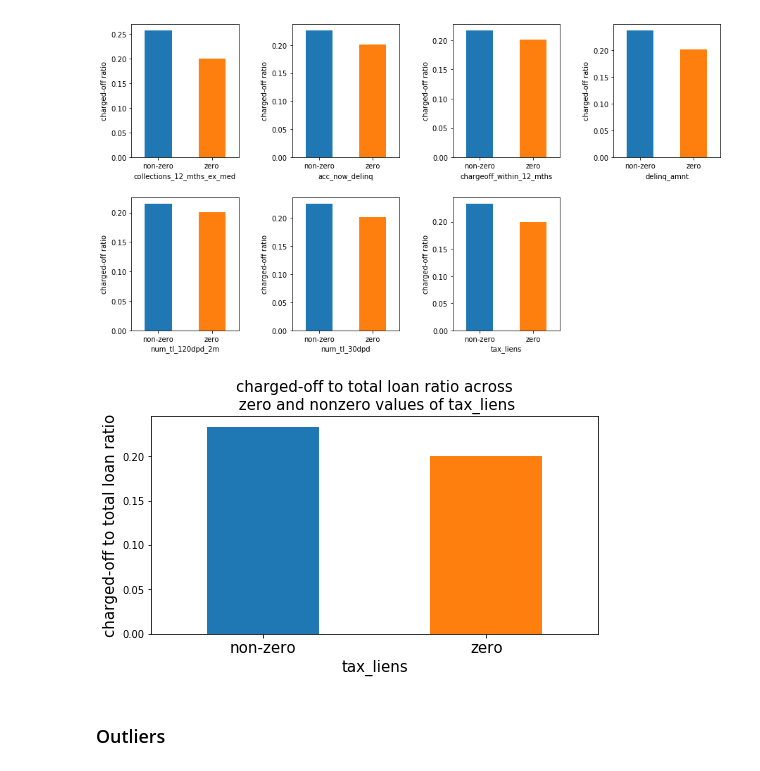
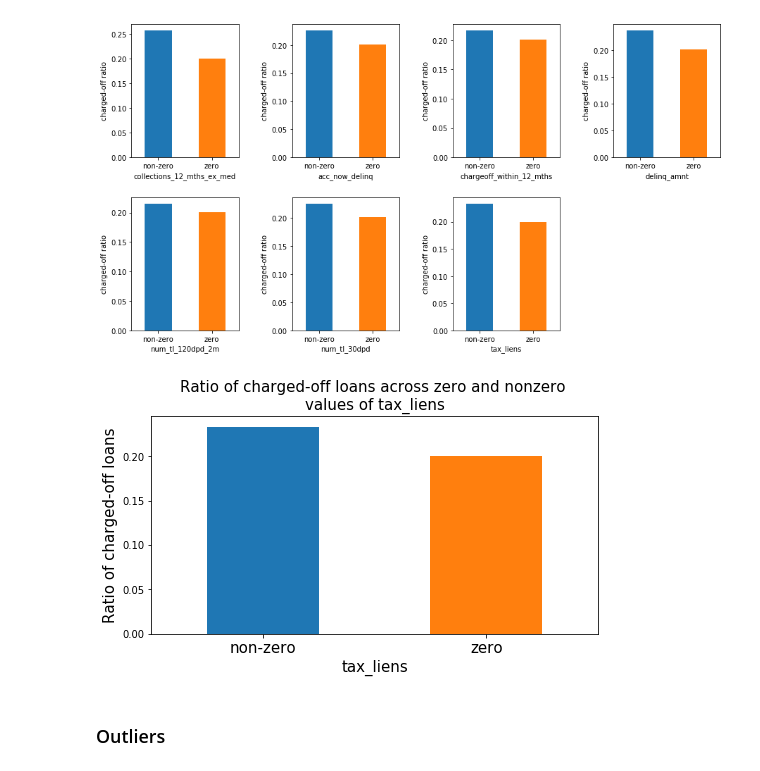
Before and after one commit to moeinsoodavi/Springboard, a Jupyter notebook: PredictingLoanStatusAtLendingClub/EDA2.ipynb, the cells around one changed output. Saved outputs shown, nothing was run; the diff lists cells and outputs as text; code cells hidden in the pictures.

```diff
--- a/PredictingLoanStatusAtLendingClub/EDA2.ipynb
+++ b/PredictingLoanStatusAtLendingClub/EDA2.ipynb
@@ -123,13 +123,13 @@ mp.savefig('countplot.png', bbox_inches='tight')
 # %%
 # Plot 'tax_liens' in a separate figure
 (new_df.groupby('tax_liens')['charged_off'].mean()).plot.bar(figsize=(8,4))
 plt.xlabel('tax_liens',fontsize=15)
 plt.xticks(rotation=0,size=15)
-plt.ylabel('charged-off to total loan ratio',fontsize=15)
-plt.title('charged-off to total loan ratio across\n zero and nonzero values of tax_liens',fontsize=15)
+plt.ylabel('Ratio of charged-off loans',fontsize=15)
+plt.title('Ratio of charged-off loans across zero and nonzero \nvalues of tax_liens',fontsize=15)
 plt.show()
 # %% [output]
-[figure, old version]
+[figure, new version]
 # %%
 # As it can be seen, the charged-off ratio is different between zero and non-zero values across all features in zero_list.
 # These features are binarized and stored as new features
```
Also changed, not shown: 2 other files.
